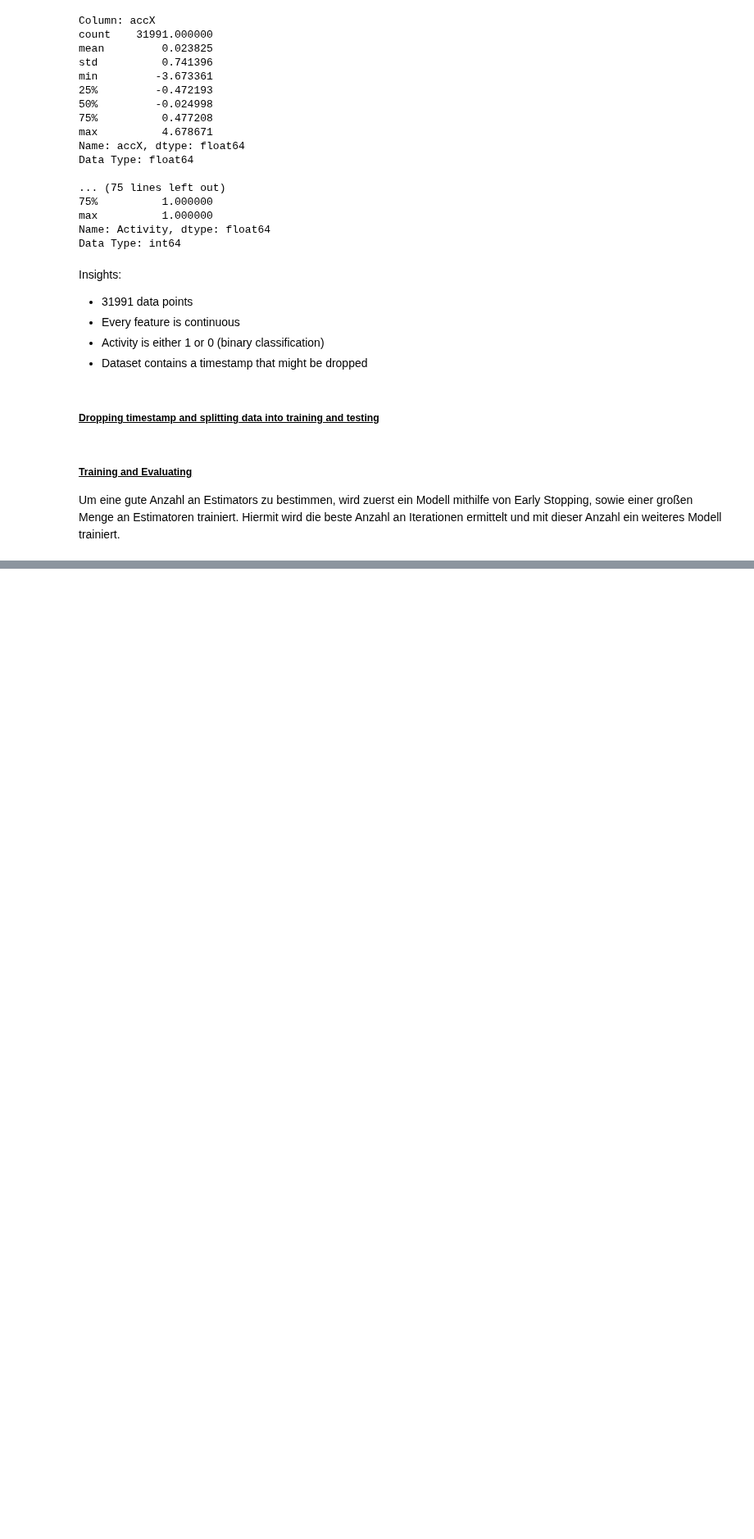
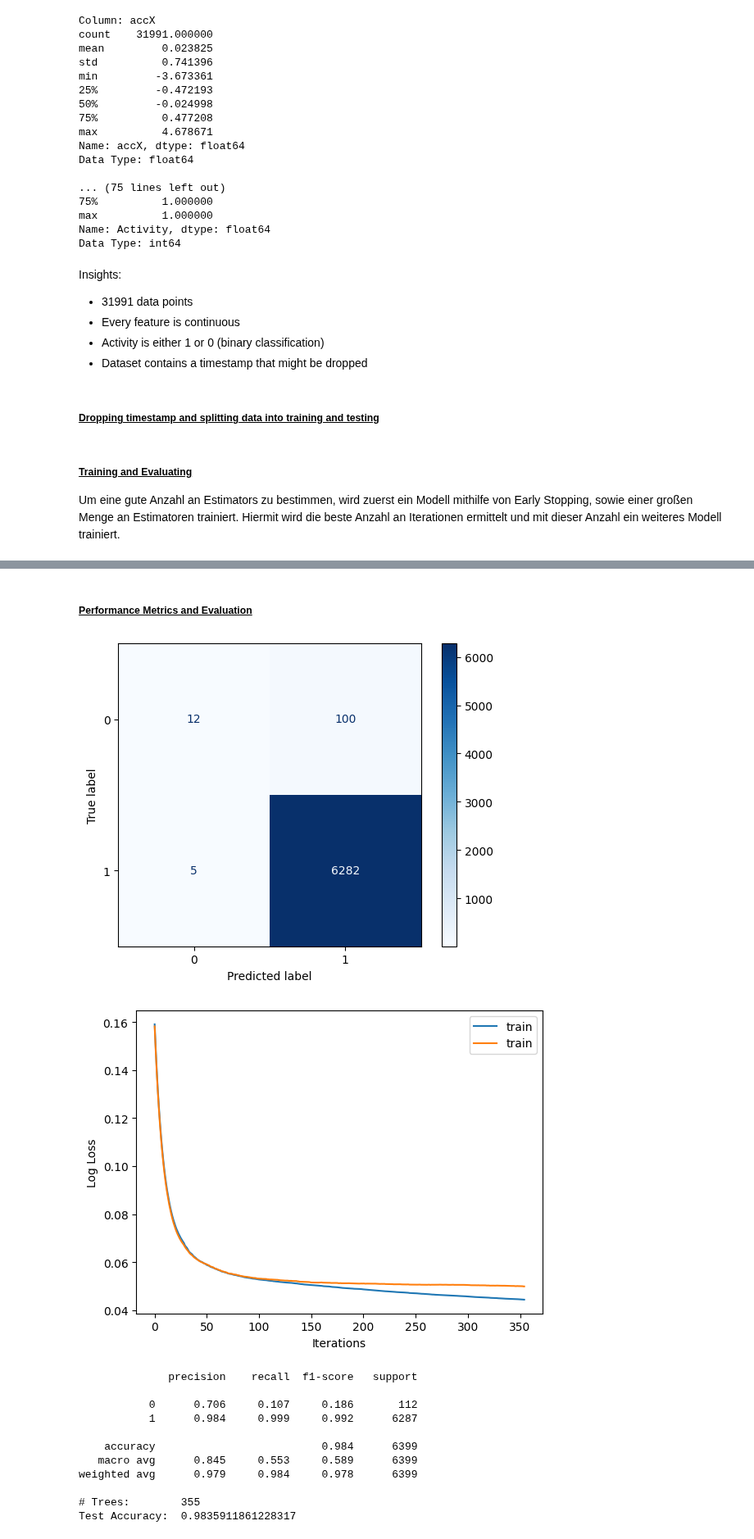
Before and after one commit to iTzOutmind/arduino-xgboost, a Jupyter notebook: gyro_mobile_binary/xgb_gyro.ipynb, the cells around one changed output, grey strips where cells are left out. Shown at 82% size. Cells and saved outputs as stored; diff of their text form; code cells hidden in the pictures; blank space fills up the shorter version.

Commit message:
Added Evaluation

```diff
--- a/gyro_mobile_binary/xgb_gyro.ipynb
+++ b/gyro_mobile_binary/xgb_gyro.ipynb
@@ -71,7 +71,7 @@ Insights:
 # %%
 gyro = gyro.drop(columns='timestamp')
 
-x_train, x_test, y_train, y_test = train_test_split(
+xtrain, xtest, ytrain, ytest = train_test_split(
     gyro.iloc[:,:6],
     gyro.iloc[:,6:],
     test_size=0.2,
@@ -84,14 +84,14 @@ Um eine gute Anzahl an Estimators zu bestimmen, wird zuerst ein Modell mithilfe
 preModel = XGBClassifier(           # "Spendermodell"
     objective='binary:logistic',
     n_estimators=10000,             # "Große Anzahl an Schaetzern, die nicht erreicht werden soll"
-    early_stopping_rounds=100,      # Anzahl an Runden, bei denen sich das Modell nicht verbessern muss, bis abgebrochen wird
+    early_stopping_rounds=20,      # Anzahl an Runden, bei denen sich das Modell nicht verbessern muss, bis abgebrochen wird
     max_depth=2,
     learning_rate=0.1
 )
 
-evaldata=[(x_test,y_test)]          # Datensatz zur Evaluierung
+evaldata=[(xtrain,ytrain),(xtest,ytest)]          # Datensatz zur Evaluierung
 
-preModel.fit(x_train, y_train, eval_set=evaldata, verbose=False)
+preModel.fit(xtrain, ytrain, eval_set=evaldata, verbose=False)
 
 bIter = preModel.best_iteration     # Beste Anzahl an Estimatoren
 print(f'Best Iteration: {bIter}')
@@ -103,8 +103,8 @@ model = XGBClassifier(
     learning_rate=0.1
 )
 
-model.fit(x_train, y_train)
+model.fit(xtrain, ytrain, eval_set=evaldata, verbose=False)
 
-yhat = model.predict(x_test)
-print(accuracy_score(y_test, yhat))
+yhat = model.predict(xtest)
+print(accuracy_score(ytest, yhat))
 # %% [output]
@@ -118,0 +113,43 @@ ZeroDivisionError: integer division or modulo by zero
+# %% [markdown]
+##### <ins>Performance Metrics and Evaluation</ins>
+# %%
+from sklearn import metrics
+import matplotlib.pyplot as pyplot
+
+# Confusion Matrix
+metrics.ConfusionMatrixDisplay.from_estimator(model, xtest, ytest, cmap='Blues')
+pyplot.show()
+
+# Loss Curves
+# save evaluation results
+results = model.evals_result()
+# plot curves
+pyplot.plot(results['validation_0']['logloss'], label='train')
+pyplot.plot(results['validation_1']['logloss'], label='train')
+# show the legend
+pyplot.xlabel('Iterations')
+pyplot.ylabel('Log Loss')
+pyplot.legend()
+# show the plot
+pyplot.show()
+
+# Report
+print(metrics.classification_report(ytest, yhat, digits = 3))
+
+# Misc
+print(f'# Trees: \t{bIter}')
+print(f'Test Accuracy: \t{metrics.accuracy_score(ytest, yhat)}')
+# %% [output]
+[figure, added]
+[figure, added]
+              precision    recall  f1-score   support
+
+           0      0.706     0.107     0.186       112
+           1      0.984     0.999     0.992      6287
+
+    accuracy                          0.984      6399
+   macro avg      0.845     0.553     0.589      6399
+weighted avg      0.979     0.984     0.978      6399
+
+# Trees:        355
+Test Accuracy:  0.9835911861228317
```
Also changed, not shown: parts of 2 cells of this notebook.
